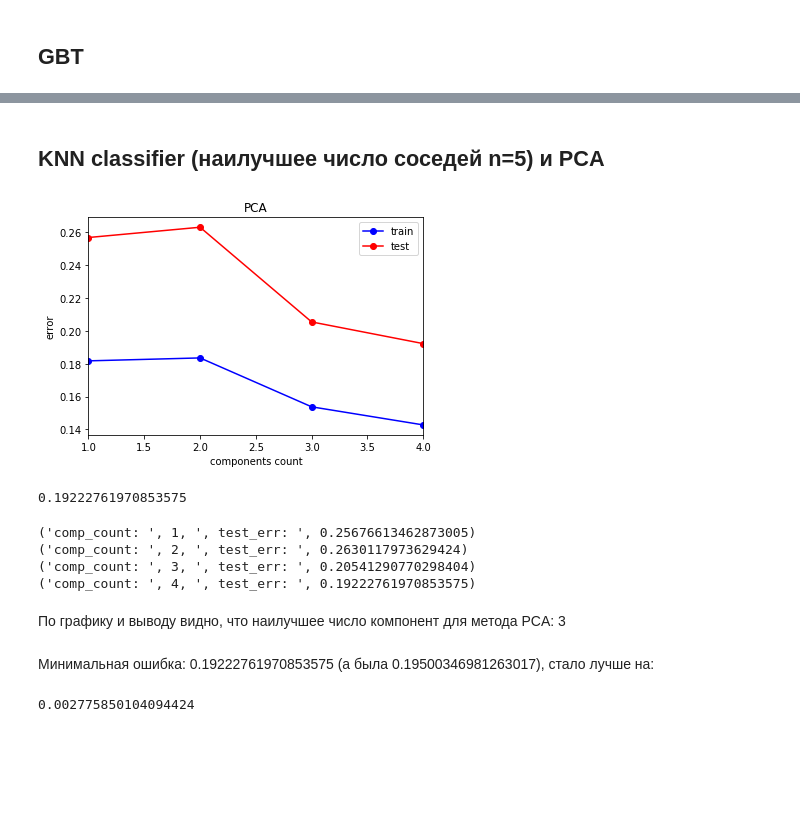
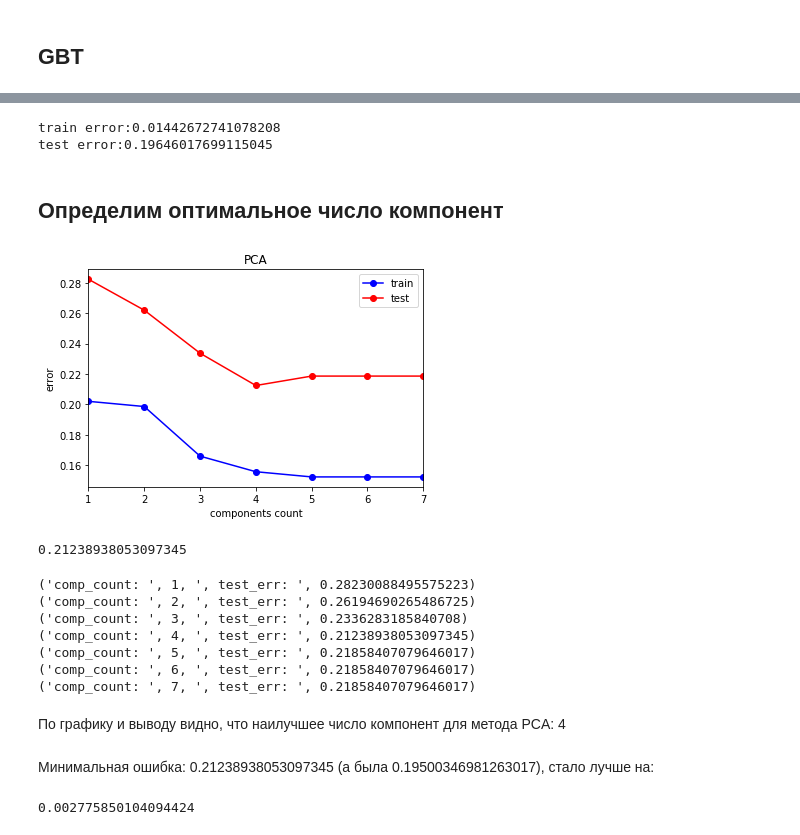
Before and after one commit to dreamcather/ML, a Jupyter notebook: movie.ipynb, the cells around one changed output, grey strips where cells are left out. Cells and saved outputs as stored; diff of their text form; code cells hidden in the pictures; blank space fills up the shorter version.

```diff
--- a/movie.ipynb
+++ b/movie.ipynb
@@ -469,2 +435,4 @@ for c in categorical_columns:
+# %%
+data = data.drop( data[data['budget'] == 0].index)
 # %%
-data.median(axis = 0)
+data = data.dropna(axis =0)
@@ -478,5 +439,3 @@ dtype: float64
-# %%
-data = data.fillna(data.median(axis = 0), axis = 0)
 # %%
 data[numerical_columns].count(axis = 0)
 # %% [output]
@@ -1099,48 +1030,65 @@ Text(0.5,1,'5 components after PCA')
-# %% [markdown]
-<h2>KNN classifier (наилучшее число соседей n=5) и PCA</h2>
+# %%
+pca = PCA(n_components=comp_num)
+X_pca = pca.fit_transform(X)
+X_train, X_test, y_train, y_test = train_test_split(X_pca, y, test_size=0.3, random_state=42)
+knn = KNeighborsClassifier(n_neighbors=5)
+knn.fit(X_train, y_train)
+train_err.append(np.mean(y_train != knn.predict(X_train)))
+test_err.append(np.mean(y_test  != knn.predict(X_test)))
+
+print("train error:" + str(err_train))
+print("test error:" + str(err_test))
+# %% [output]
+train error:0.01442672741078208
+test error:0.19646017699115045
+# %% [markdown]
+<h2>Определим оптимальное число компонент</h2>
 # %%
-comp_count = np.arange(1, 5)
+comp_count = np.arange(1, 8)
 test_err = []
 train_err = []
 
 for comp_num in comp_count:
     pca = PCA(n_components=comp_num)
     X_pca = pca.fit_transform(X)
     X_train, X_test, y_train, y_test = train_test_split(X_pca, y, test_size=0.3, random_state=42)
     knn = KNeighborsClassifier(n_neighbors=5)
     knn.fit(X_train, y_train)
 
     train_err.append(np.mean(y_train != knn.predict(X_train)))
     test_err.append(np.mean(y_test  != knn.predict(X_test)))
 
 
 plt.figure()
 plt.plot(comp_count, train_err, 'b-o', label = 'train')
 plt.plot(comp_count, test_err, 'r-o', label = 'test')
 plt.xlim([np.min(comp_count), np.max(comp_count)])
 plt.title('PCA')
 plt.xlabel('components count')
 plt.ylabel('error')
 plt.legend()
 plt.show()
 # %% [output]
-[figure, old version]
+[figure, new version]
 # %%
 np.min(test_err)
 # %% [output]
-0.19222761970853575
+0.21238938053097345
 # %%
-for i in range(4):
+for i in range(7):
     print("comp_count: ", i+1, ", test_err: " , test_err[i])
 # %% [output]
-('comp_count: ', 1, ', test_err: ', 0.25676613462873005)
-('comp_count: ', 2, ', test_err: ', 0.2630117973629424)
-('comp_count: ', 3, ', test_err: ', 0.20541290770298404)
-('comp_count: ', 4, ', test_err: ', 0.19222761970853575)
+('comp_count: ', 1, ', test_err: ', 0.28230088495575223)
+('comp_count: ', 2, ', test_err: ', 0.26194690265486725)
+('comp_count: ', 3, ', test_err: ', 0.2336283185840708)
+('comp_count: ', 4, ', test_err: ', 0.21238938053097345)
+('comp_count: ', 5, ', test_err: ', 0.21858407079646017)
+('comp_count: ', 6, ', test_err: ', 0.21858407079646017)
+('comp_count: ', 7, ', test_err: ', 0.21858407079646017)
 # %% [markdown]
-По графику и выводу видно, что наилучшее число компонент для метода PCA: 3
+По графику и выводу видно, что наилучшее число компонент для метода PCA: 4
 # %% [markdown]
-Минимальная ошибка: 0.19222761970853575 (а была 0.19500346981263017), стало лучше на:
+Минимальная ошибка: 0.21238938053097345 (а была 0.19500346981263017), стало лучше на:
 # %%
 0.19500346981263017 - 0.19222761970853575
 # %% [output]
```
Also changed, not shown: parts of 76 cells of this notebook.
